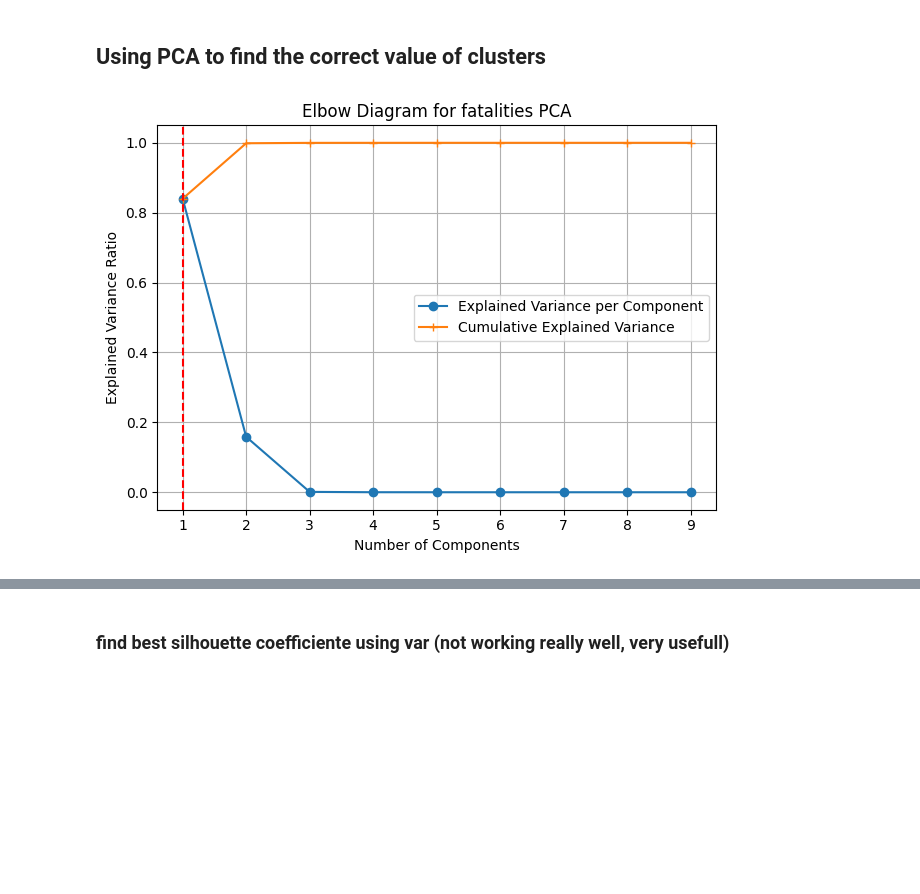
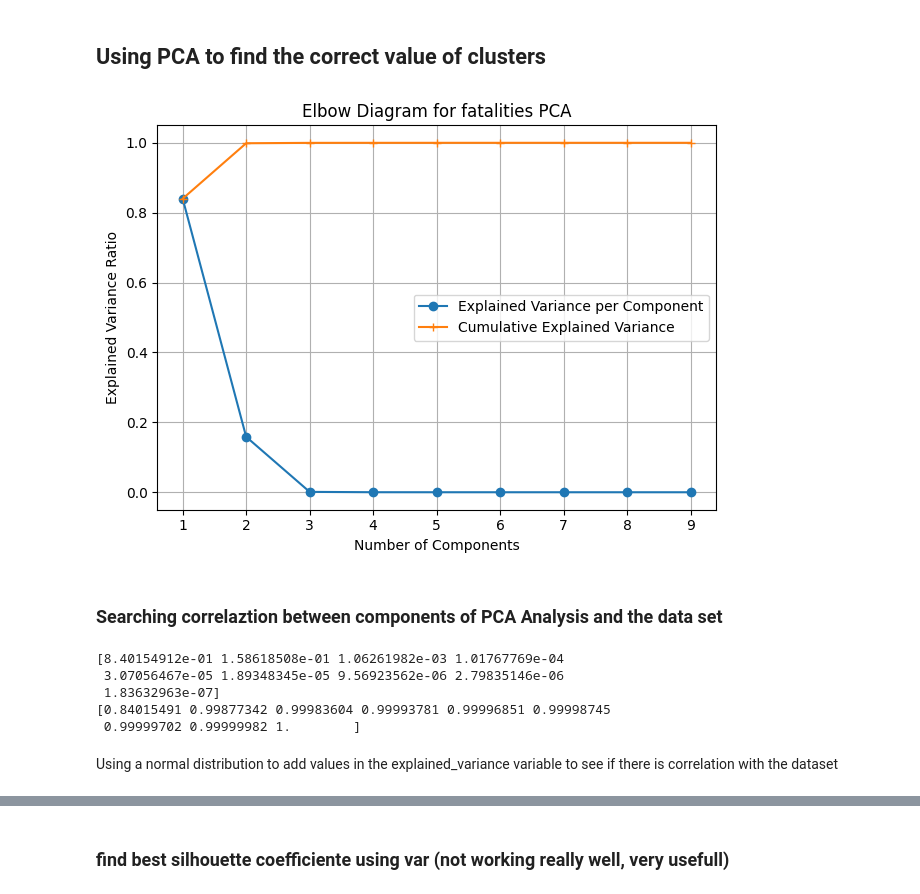
Before and after one commit to exdsgift/IPC-MideastAnalytics, a Jupyter notebook: modeling.ipynb, the cells around one changed output, grey strips where cells are left out. Cells and saved outputs as stored; diff of their text form; code cells hidden in the pictures; blank space fills up the shorter version.

Commit message:
test of correlation between PCA components
Results: there is no significant correlation

```diff
--- a/modeling.ipynb
+++ b/modeling.ipynb
@@ -145,25 +155,31 @@ PCA(n_components=9)
 # %% [markdown]
 ## Using PCA to find the correct value of clusters
 # %%
-pca = PCA(n_components=len(mydata.columns))
-pca.fit(mydata)
-
 explained_variance=pca.explained_variance_ratio_
 cumulative_explained_variance=np.cumsum(pca.explained_variance_ratio_)
 
 plt.plot(components_range, explained_variance,marker='o', label='Explained Variance per Component')
 
 plt.plot(components_range, cumulative_explained_variance,marker='+', label='Cumulative Explained Variance')
 
 plt.xlabel('Number of Components')
 plt.ylabel('Explained Variance Ratio')
 plt.title('Elbow Diagram for fatalities PCA')
+
 plt.legend()
-
-plt.axvline(x=1, color='red', linestyle='--', label='Suggested number of components')
-
 plt.grid(True)
 plt.tight_layout()
 plt.show()
 # %% [output]
-[figure, old version]
+[figure, new version]
+# %% [markdown]
+### Searching correlaztion between components of PCA Analysis and the data set
+# %%
+print(explained_variance)
+print(cumulative_explained_variance)
+# %% [output]
+[8.40154912e-01 1.58618508e-01 1.06261982e-03 1.01767769e-04
+ 3.07056467e-05 1.89348345e-05 9.56923562e-06 2.79835146e-06
+ 1.83632963e-07]
+[0.84015491 0.99877342 0.99983604 0.99993781 0.99996851 0.99998745
+ 0.99999702 0.99999982 1.        ]
@@ -169,0 +192,2 @@ plt.show()
+# %% [markdown]
+Using a normal distribution to add values in the explained_variance variable to see if there is correlation with the dataset
```
Also changed, not shown: parts of 16 cells of this notebook.
